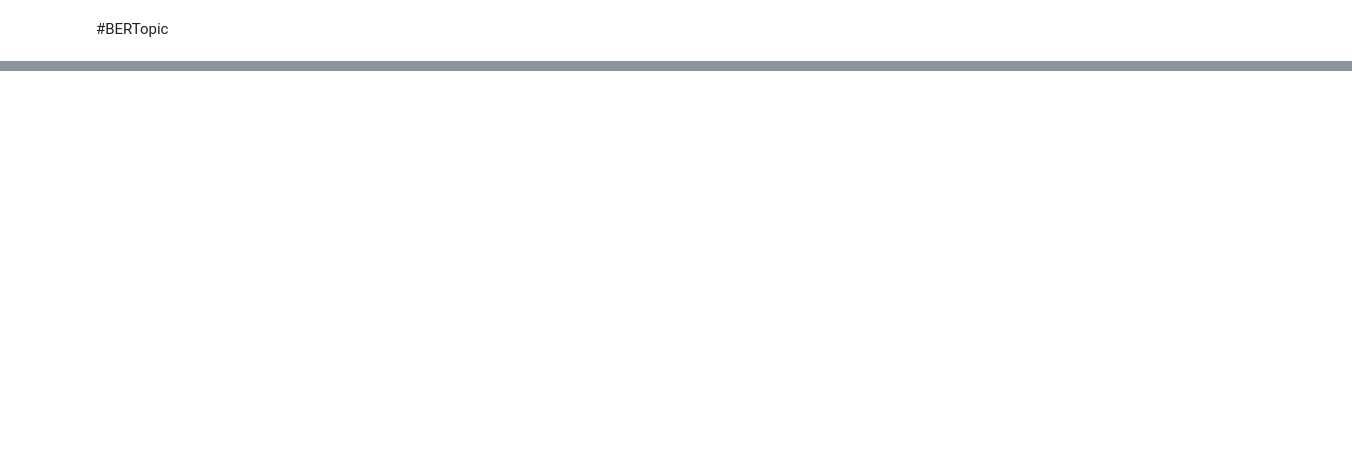
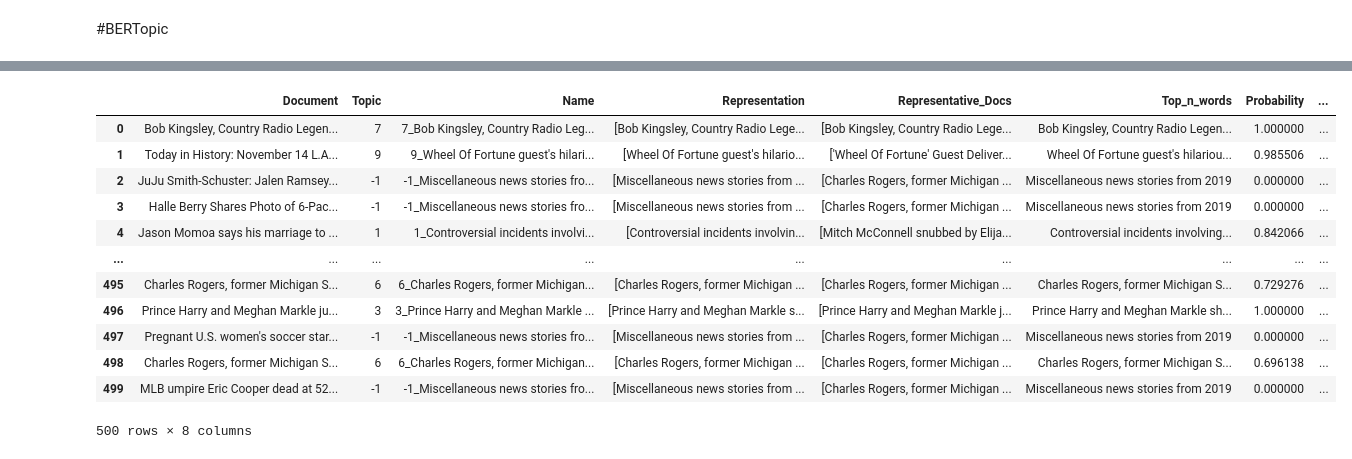
Before and after one commit to My3VM/dhee, a Jupyter notebook: bertopic_openai_cluster.ipynb, the cells around one changed output, grey strips where cells are left out. Cells and saved outputs as stored; diff of their text form; code cells hidden in the pictures; blank space fills up the shorter version.

```diff
--- a/bertopic_openai_cluster.ipynb
+++ b/bertopic_openai_cluster.ipynb
@@ -180,0 +213,18 @@ get_wordcloud_for_user(generated_topics)
+# %%
+doc_info = topic_model.get_document_info(text)
+# %%
+doc_info
+# %% [output]
+|  | Document | Topic | Name | Representation | Representative_Docs | Top_n_words | Probability | ... |
+| 0 | Bob Kingsley, Country Radio Legen... | 7 | 7_Bob Kingsley, Country Radio Leg... | [Bob Kingsley, Country Radio Lege... | [Bob Kingsley, Country Radio Lege... | Bob Kingsley, Country Radio Legen... | 1.000000 | ... |
+| 1 | Today in History: November 14 L.A... | 9 | 9_Wheel Of Fortune guest's hilari... | [Wheel Of Fortune guest's hilario... | ['Wheel Of Fortune' Guest Deliver... | Wheel Of Fortune guest's hilariou... | 0.985506 | ... |
+| 2 | JuJu Smith-Schuster: Jalen Ramsey... | -1 | -1_Miscellaneous news stories fro... | [Miscellaneous news stories from ... | [Charles Rogers, former Michigan ... | Miscellaneous news stories from 2019 | 0.000000 | ... |
+| 3 | Halle Berry Shares Photo of 6-Pac... | -1 | -1_Miscellaneous news stories fro... | [Miscellaneous news stories from ... | [Charles Rogers, former Michigan ... | Miscellaneous news stories from 2019 | 0.000000 | ... |
+| 4 | Jason Momoa says his marriage to ... | 1 | 1_Controversial incidents involvi... | [Controversial incidents involvin... | [Mitch McConnell snubbed by Elija... | Controversial incidents involving... | 0.842066 | ... |
+| ... | ... | ... | ... | ... | ... | ... | ... | ... |
+| 495 | Charles Rogers, former Michigan S... | 6 | 6_Charles Rogers, former Michigan... | [Charles Rogers, former Michigan ... | [Charles Rogers, former Michigan ... | Charles Rogers, former Michigan S... | 0.729276 | ... |
+| 496 | Prince Harry and Meghan Markle ju... | 3 | 3_Prince Harry and Meghan Markle ... | [Prince Harry and Meghan Markle s... | [Prince Harry and Meghan Markle j... | Prince Harry and Meghan Markle sh... | 1.000000 | ... |
+| 497 | Pregnant U.S. women's soccer star... | -1 | -1_Miscellaneous news stories fro... | [Miscellaneous news stories from ... | [Charles Rogers, former Michigan ... | Miscellaneous news stories from 2019 | 0.000000 | ... |
+| 498 | Charles Rogers, former Michigan S... | 6 | 6_Charles Rogers, former Michigan... | [Charles Rogers, former Michigan ... | [Charles Rogers, former Michigan ... | Charles Rogers, former Michigan S... | 0.696138 | ... |
+| 499 | MLB umpire Eric Cooper dead at 52... | -1 | -1_Miscellaneous news stories fro... | [Miscellaneous news stories from ... | [Charles Rogers, former Michigan ... | Miscellaneous news stories from 2019 | 0.000000 | ... |
+500 rows × 8 columns
```
Also changed, not shown: parts of 14 cells of this notebook.
